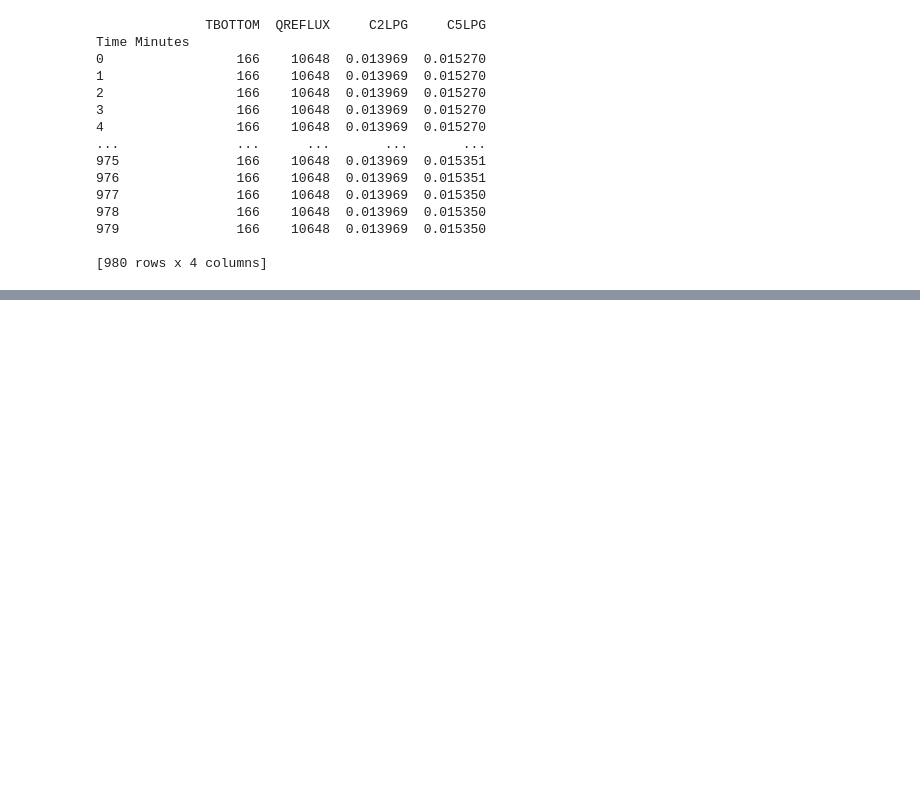
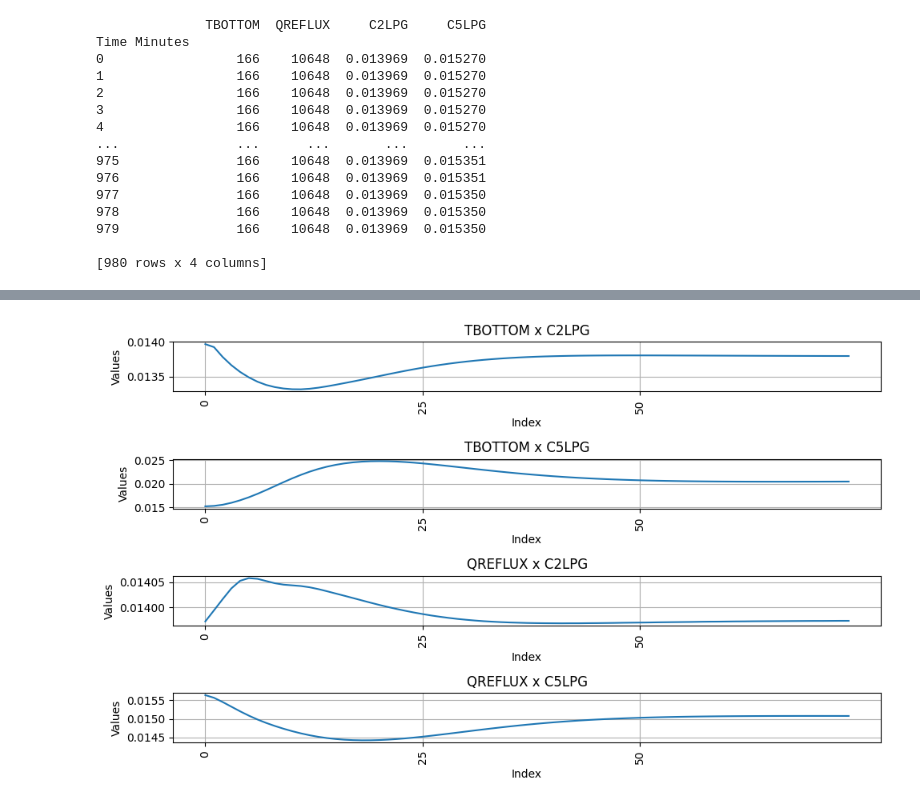
Before and after one commit to davibelo/MPC-ModelPredictiveControl, a Jupyter notebook: LPGdesbutanizerUnitStepCalc.ipynb, the cells around one changed output, grey strips where cells are left out. Saved outputs shown, nothing was run; the diff lists cells and outputs as text; code cells hidden in the pictures; blank space fills up the shorter version.

Commit message:
responses

```diff
--- a/LPGdesbutanizerUnitStepCalc.ipynb
+++ b/LPGdesbutanizerUnitStepCalc.ipynb
@@ -43,0 +91,21 @@ plt.show()
+# %%
+# Number of columns to plot
+num_columns = len(df_responses.columns)
+
+# Creating subplots
+fig, axs = plt.subplots(num_columns, 1, figsize=(10, 6))  # Adjust figsize as needed
+
+# Plotting each column on a separate subplot
+for i, column in enumerate(df_responses.columns):
+    axs[i].plot(step_responses.index, df_responses[column])
+    axs[i].set_title(column)
+    axs[i].set_xlabel('Index')
+    axs[i].set_ylabel('Values')
+    axs[i].set_xticks(range(0, len(df_responses.index), 25))
+    axs[i].tick_params(axis='x', rotation=90)  # Rotate x-axis labels by 90 degrees
+    axs[i].grid(True)  # Add gridlines
+
+plt.tight_layout()  # Adjust layout to not overlap subplots
+plt.show()
+# %% [output]
+[figure, added]
```
Also changed, not shown: parts of 3 cells of this notebook.
